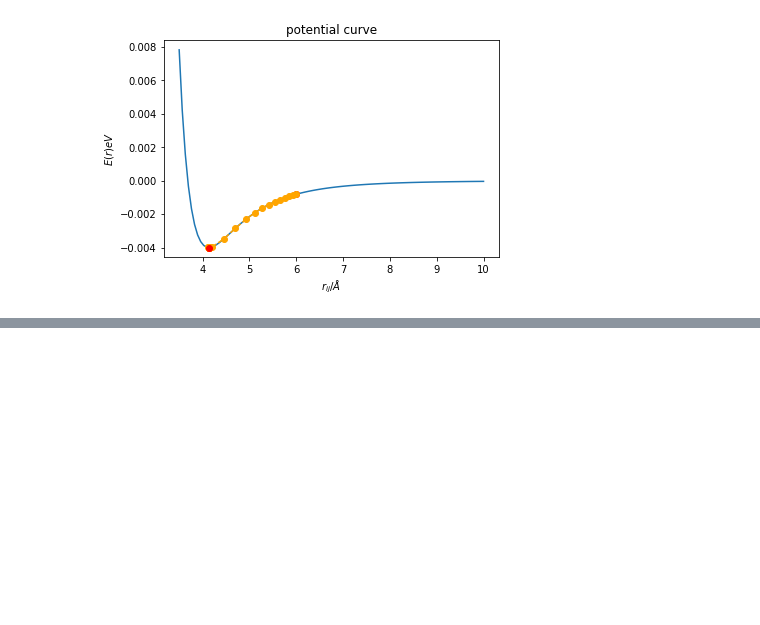
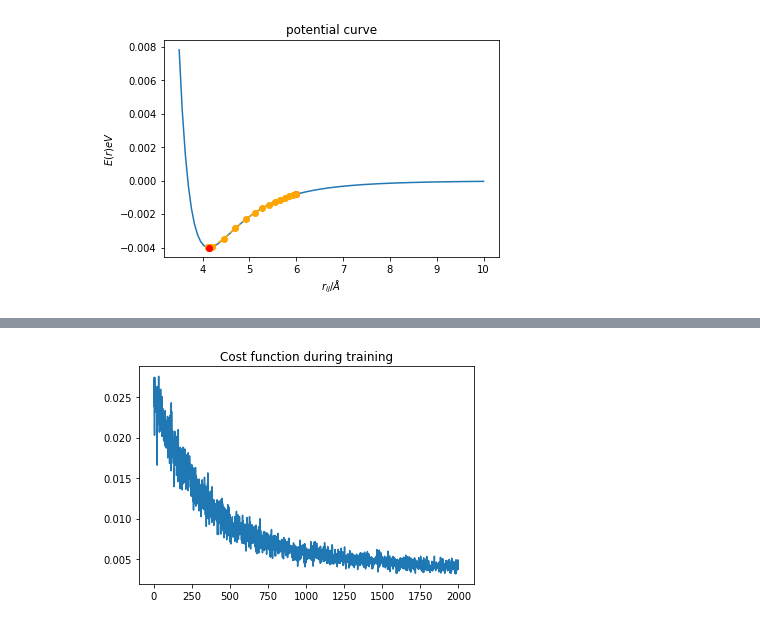
Before and after one commit to elhamng/assignments, a Jupyter notebook: dl/machine-learning-for-physicists/W2_DL_GD.ipynb, the cells around one changed output, grey strips where cells are left out. Cells and saved outputs as stored; diff of their text form; code cells hidden in the pictures; blank space fills up the shorter version.

```diff
--- a/dl/machine-learning-for-physicists/W2_DL_GD.ipynb
+++ b/dl/machine-learning-for-physicists/W2_DL_GD.ipynb
@@ -193,0 +354,3 @@ https://towardsdatascience.com/complete-step-by-step-gradient-descent-algorithm-
+# %%
+# define the batchsize
+batchsize=100
@@ -193,0 +368,8 @@ https://towardsdatascience.com/complete-step-by-step-gradient-descent-algorithm-
+# %%
+def make_batch():
+    global batchsize
+
+    inputs=random.uniform(low=-0.5,high=+0.5,size=[batchsize,2])
+    targets=zeros([batchsize,1]) # must have right dimensions
+    targets[:,0]=myFunc(inputs[:,0],inputs[:,1])
+    return(inputs,targets)
@@ -193,0 +391,17 @@ https://towardsdatascience.com/complete-step-by-step-gradient-descent-algorithm-
+# %%
+# now train on randomly sampled points
+# to make the network reproduce better and
+# better this 2D function!
+eta=.001
+batches=2000
+costs=zeros(batches)
+
+for k in range(batches):
+    y_in,y_target=make_batch()
+    costs[k]=train_net(y_in,y_target,eta)
+
+plt.plot(costs)
+plt.title("Cost function during training")
+plt.show()
+# %% [output]
+[figure, added]
```
Also changed, not shown: parts of 27 cells of this notebook.
